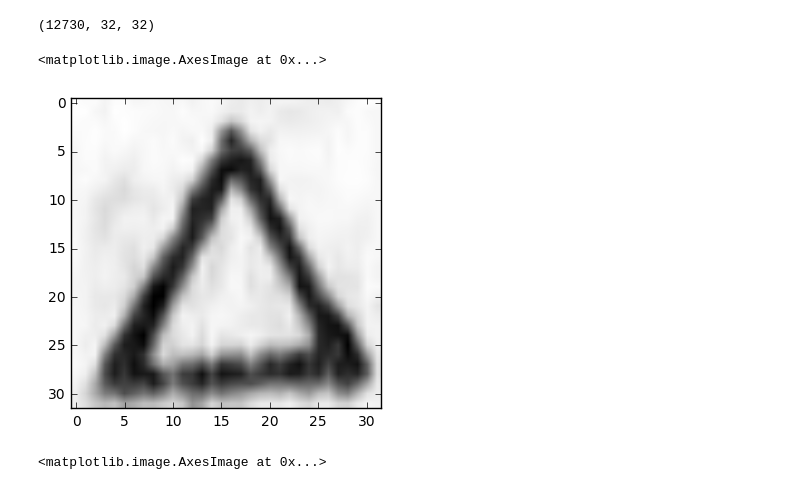
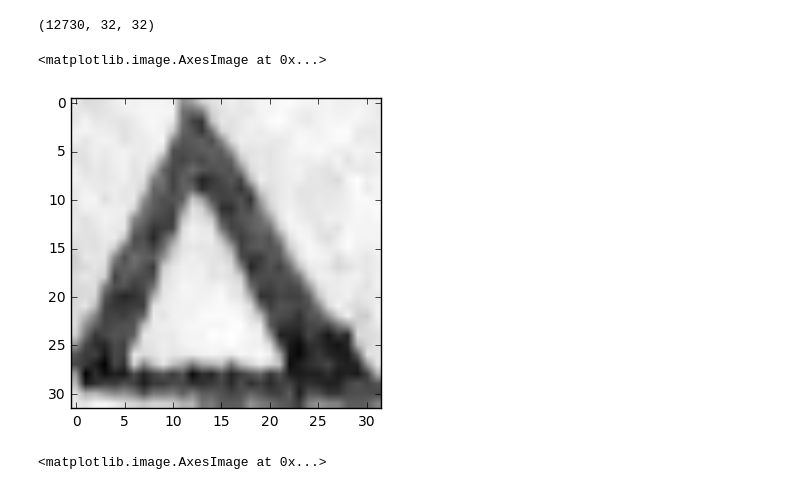
Before and after one commit to mhaya/pythonCodeExamples, a Jupyter notebook: keras/20161120.ipynb, the cells around one changed output. Cells and saved outputs as stored; diff of their text form; code cells hidden in the pictures.

```diff
--- a/keras/20161120.ipynb
+++ b/keras/20161120.ipynb
@@ -112,12 +102,10 @@ test.shape
 # %% [output]
 (12730, 32, 32)
 # %%
-import matplotlib.pyplot as plt
-
-plt.imshow(train[1],cmap='Greys_r')
+plt.imshow(test[1],cmap='Greys_r')
 # %% [output]
 <matplotlib.image.AxesImage at 0x...>
-[figure, old version]
+[figure, new version]
 # %%
 plt.imshow(train[len(train)-1],cmap='Greys_r')
 # %% [output]
```
Also changed, not shown: parts of 9 cells of this notebook.
